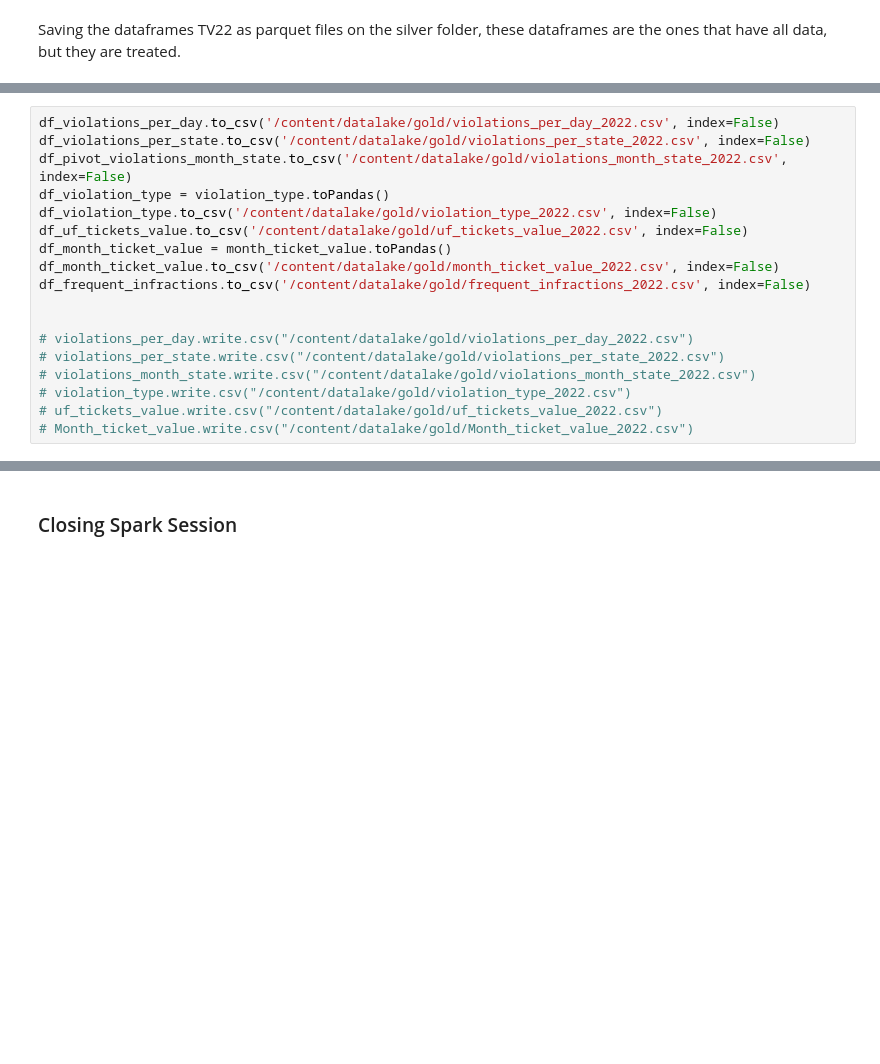
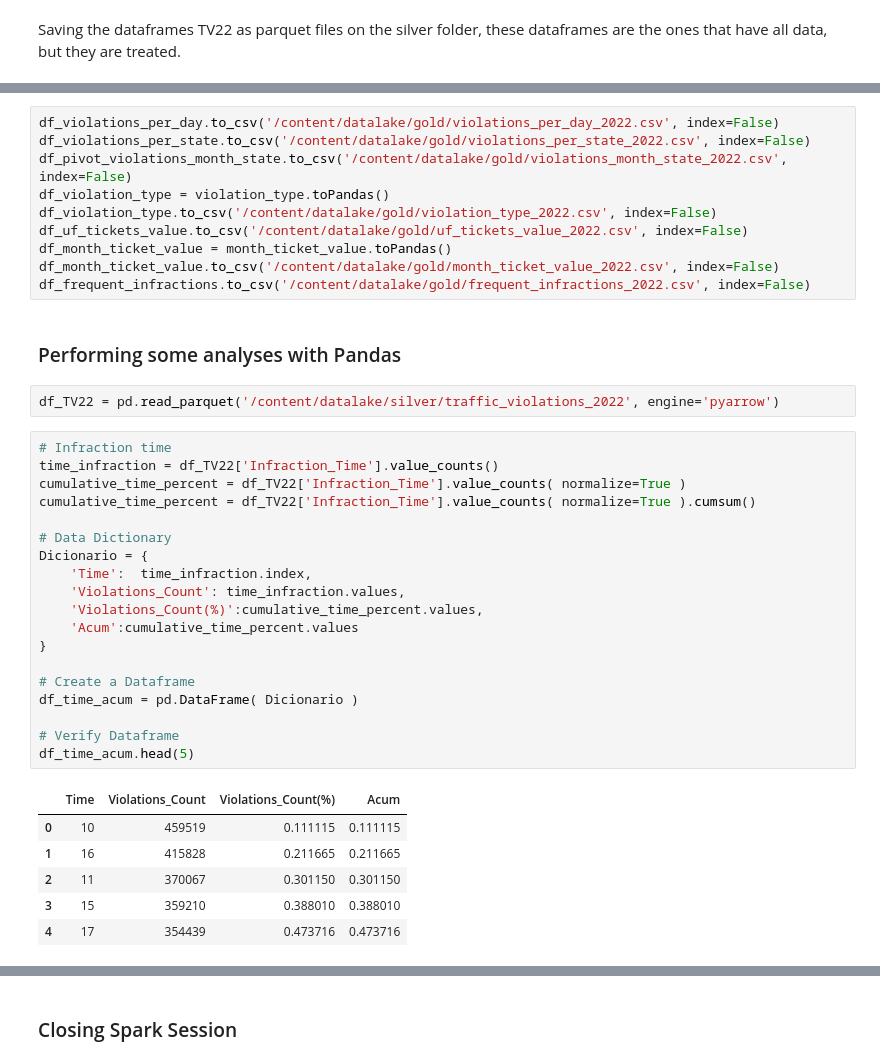
Before and after one commit to matosmatheus7/ETL-TrafficViolation, a Jupyter notebook: TrafficViolation_ExploratoryAnalysis.ipynb, the cells around one changed output, grey strips where cells are left out. Saved outputs shown, nothing was run; the diff lists cells and outputs as text; blank space fills up the shorter version.

Commit message:
add pandas analysis example

```diff
--- a/TrafficViolation_ExploratoryAnalysis.ipynb
+++ b/TrafficViolation_ExploratoryAnalysis.ipynb
@@ -1101,11 +1124,33 @@ df_uf_tickets_value.to_csv('/content/datalake/gold/uf_tickets_value_2022.csv', i
 df_month_ticket_value = month_ticket_value.toPandas()
 df_month_ticket_value.to_csv('/content/datalake/gold/month_ticket_value_2022.csv', index=False)
 df_frequent_infractions.to_csv('/content/datalake/gold/frequent_infractions_2022.csv', index=False)
-
-
-# violations_per_day.write.csv("/content/datalake/gold/violations_per_day_2022.csv")
-# violations_per_state.write.csv("/content/datalake/gold/violations_per_state_2022.csv")
-# violations_month_state.write.csv("/content/datalake/gold/violations_month_state_2022.csv")
-# violation_type.write.csv("/content/datalake/gold/violation_type_2022.csv")
-# uf_tickets_value.write.csv("/content/datalake/gold/uf_tickets_value_2022.csv")
-# Month_ticket_value.write.csv("/content/datalake/gold/Month_ticket_value_2022.csv")
+# %% [markdown]
+### Performing some analyses with Pandas
+# %%
+df_TV22 = pd.read_parquet('/content/datalake/silver/traffic_violations_2022', engine='pyarrow')
+# %%
+# Infraction time
+time_infraction = df_TV22['Infraction_Time'].value_counts()
+cumulative_time_percent = df_TV22['Infraction_Time'].value_counts( normalize=True )
+cumulative_time_percent = df_TV22['Infraction_Time'].value_counts( normalize=True ).cumsum()
+
+# Data Dictionary
+Dicionario = {
+    'Time':  time_infraction.index,
+    'Violations_Count': time_infraction.values,
+    'Violations_Count(%)':cumulative_time_percent.values,
+    'Acum':cumulative_time_percent.values
+}
+
+# Create a Dataframe
+df_time_acum = pd.DataFrame( Dicionario )
+
+# Verify Dataframe
+df_time_acum.head(5)
+# %% [output]
+|  | Time | Violations_Count | Violations_Count(%) | Acum |
+| 0 | 10 | 459519 | 0.111115 | 0.111115 |
+| 1 | 16 | 415828 | 0.211665 | 0.211665 |
+| 2 | 11 | 370067 | 0.301150 | 0.301150 |
+| 3 | 15 | 359210 | 0.388010 | 0.388010 |
+| 4 | 17 | 354439 | 0.473716 | 0.473716 |
```
Also changed, not shown: parts of 51 cells of this notebook, 8 other files.
